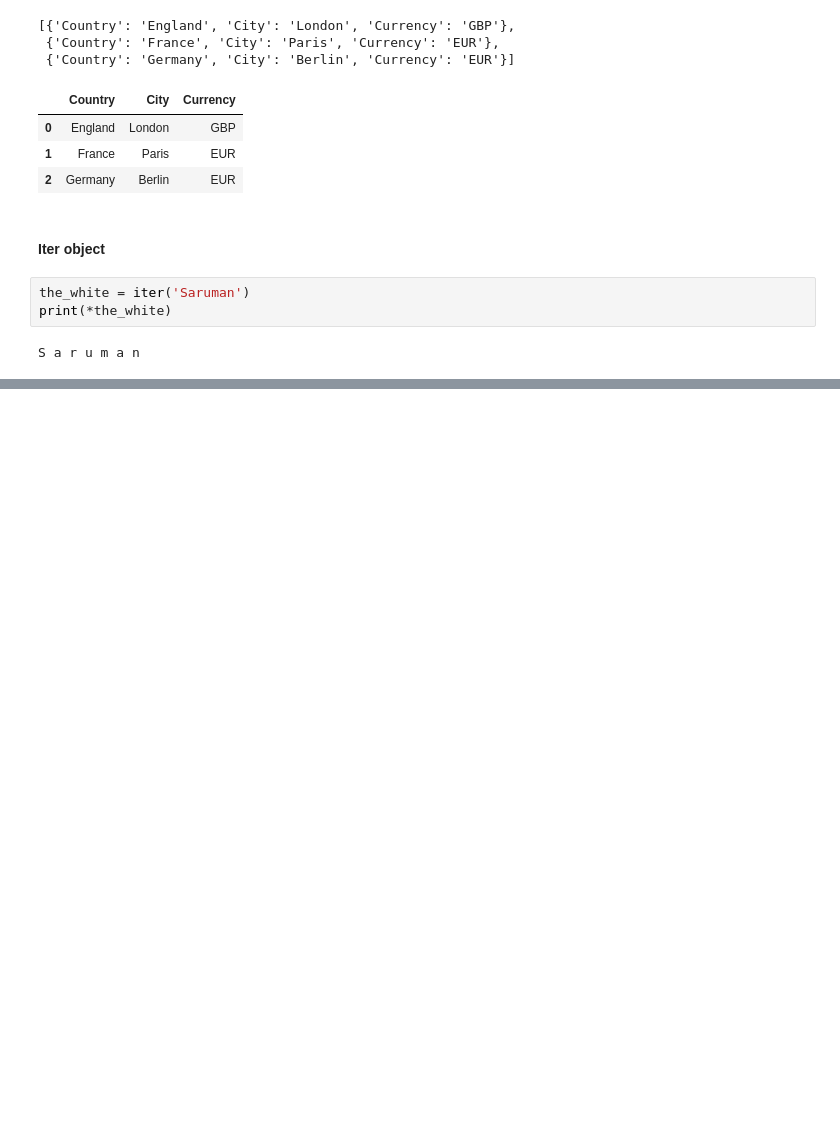
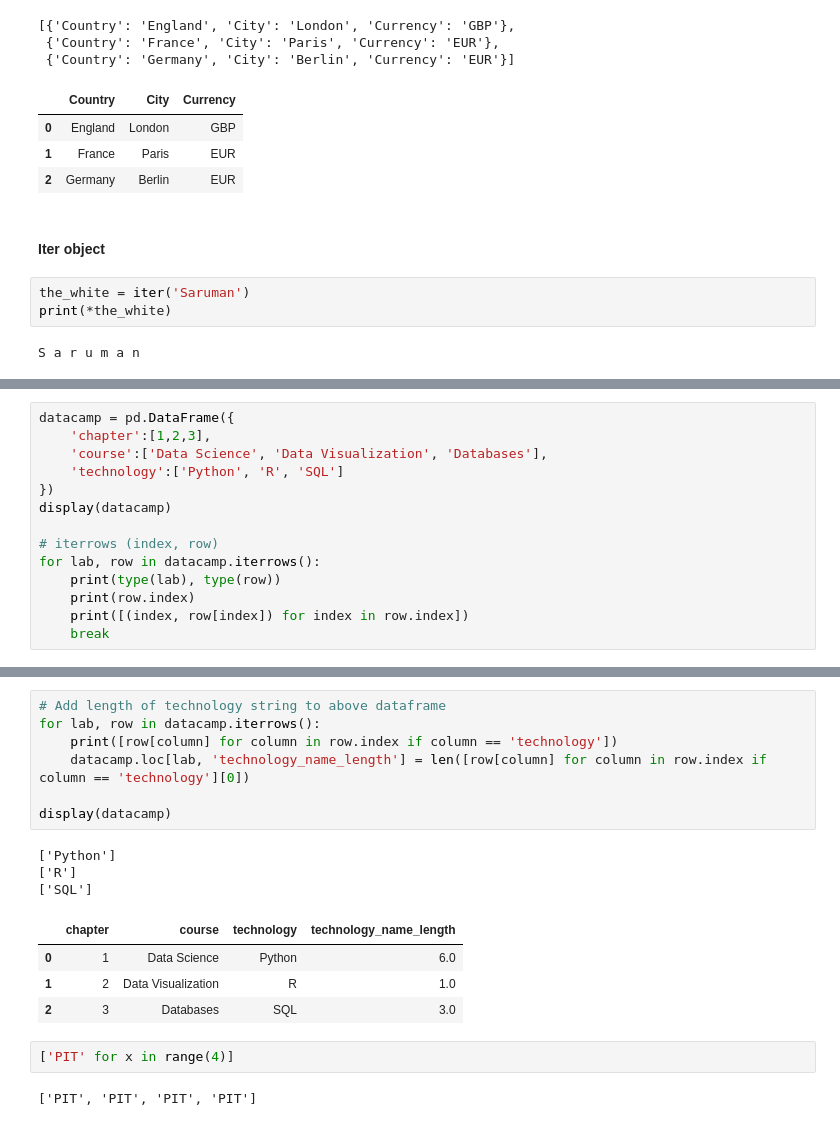
Before and after one commit to craigtrupp/Educational-Data-Python-Items, a Jupyter notebook: DataCamp/Exercises/Python Exercises.ipynb, the cells around one changed output, grey strips where cells are left out. Saved outputs shown, nothing was run; the diff lists cells and outputs as text; blank space fills up the shorter version.

Commit message:
Efficient Python inital course in track

```diff
--- a/DataCamp/Exercises/Python Exercises.ipynb
+++ b/DataCamp/Exercises/Python Exercises.ipynb
@@ -45,0 +78,14 @@ S a r u m a n
+# %%
+datacamp = pd.DataFrame({
+    'chapter':[1,2,3],
+    'course':['Data Science', 'Data Visualization', 'Databases'],
+    'technology':['Python', 'R', 'SQL']
+})
+display(datacamp)
+
+# iterrows (index, row)
+for lab, row in datacamp.iterrows():
+    print(type(lab), type(row))
+    print(row.index)
+    print([(index, row[index]) for index in row.index])
+    break
@@ -45,0 +100,19 @@ S a r u m a n
+# %%
+# Add length of technology string to above dataframe
+for lab, row in datacamp.iterrows():
+    print([row[column] for column in row.index if column == 'technology'])
+    datacamp.loc[lab, 'technology_name_length'] = len([row[column] for column in row.index if column == 'technology'][0])
+
+display(datacamp)
+# %% [output]
+['Python']
+['R']
+['SQL']
+|  | chapter | course | technology | technology_name_length |
+| 0 | 1 | Data Science | Python | 6.0 |
+| 1 | 2 | Data Visualization | R | 1.0 |
+| 2 | 3 | Databases | SQL | 3.0 |
+# %%
+['PIT' for x in range(4)]
+# %% [output]
+['PIT', 'PIT', 'PIT', 'PIT']
```
Also changed, not shown: parts of 6 cells of this notebook.
